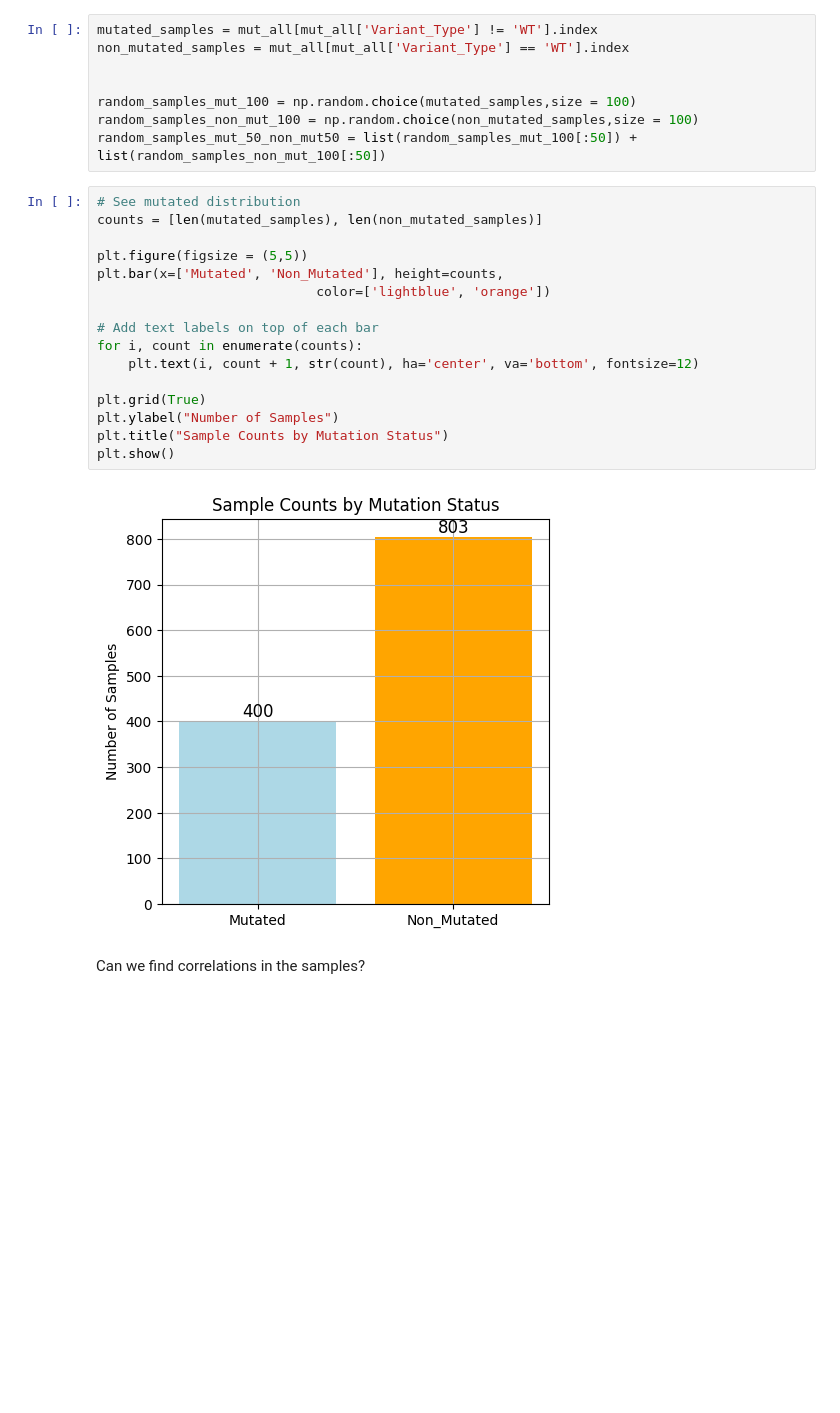
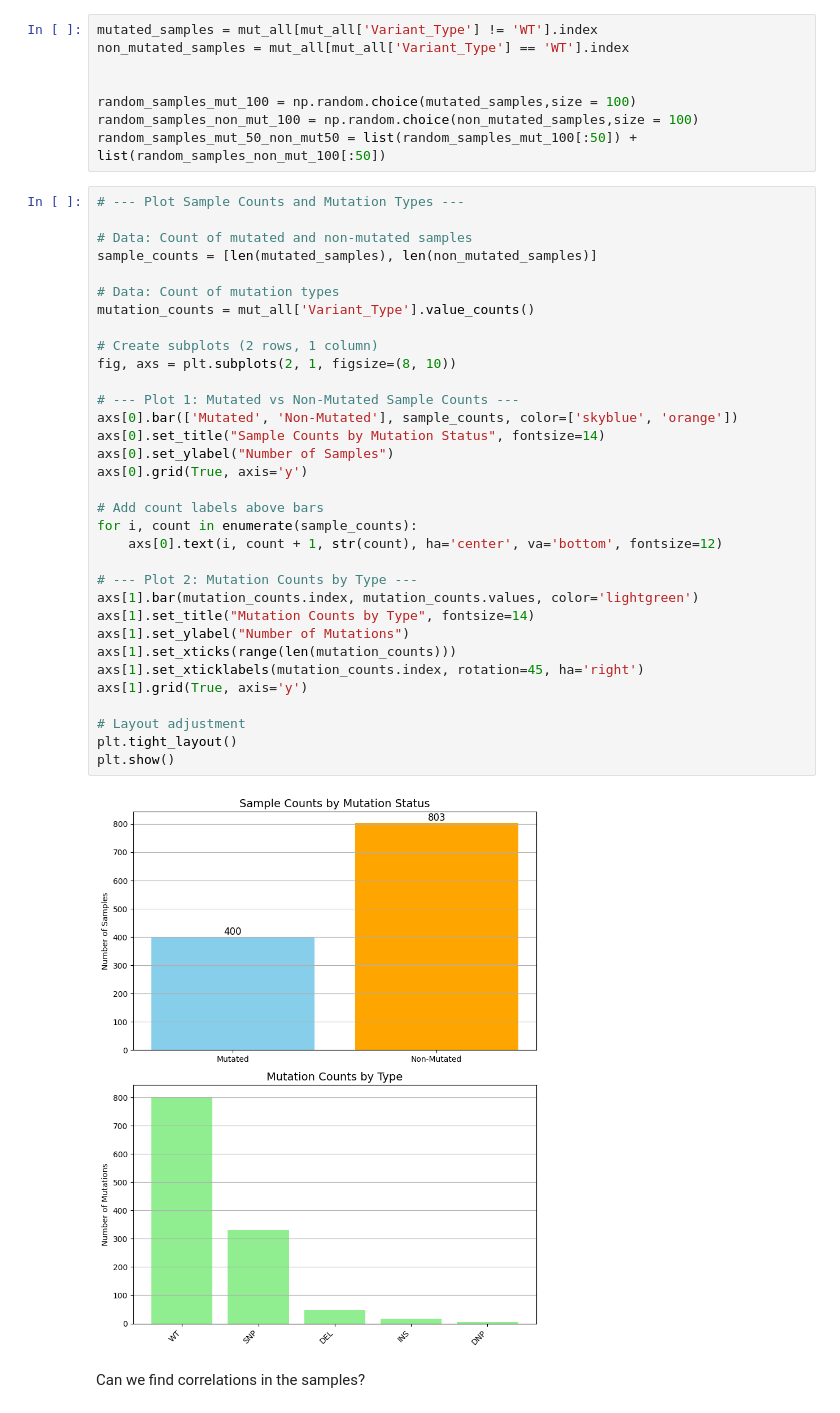
Before and after one commit to MichelangeloNardi/AILAB, a Jupyter notebook: delivery/explore_tcga.ipynb, the cells around one changed output. Saved outputs shown, nothing was run; the diff lists cells and outputs as text; blank space fills up the shorter version.

```diff
--- a/delivery/explore_tcga.ipynb
+++ b/delivery/explore_tcga.ipynb
@@ -323,24 +323,41 @@ non_mutated_samples = mut_all[mut_all['Variant_Type'] == 'WT'].index
 random_samples_mut_100 = np.random.choice(mutated_samples,size = 100)
 random_samples_non_mut_100 = np.random.choice(non_mutated_samples,size = 100)
 random_samples_mut_50_non_mut50 = list(random_samples_mut_100[:50]) + list(random_samples_non_mut_100[:50])
-# %%
-# See mutated distribution
-counts = [len(mutated_samples), len(non_mutated_samples)]
-
-plt.figure(figsize = (5,5))
-plt.bar(x=['Mutated', 'Non_Mutated'], height=counts,
-                            color=['lightblue', 'orange'])
-
-# Add text labels on top of each bar
-for i, count in enumerate(counts):
-    plt.text(i, count + 1, str(count), ha='center', va='bottom', fontsize=12)
-
-plt.grid(True)
-plt.ylabel("Number of Samples")
-plt.title("Sample Counts by Mutation Status")
-plt.show()
-# %% [output]
-[figure, removed]
+# %%
+# --- Plot Sample Counts and Mutation Types ---
+
+# Data: Count of mutated and non-mutated samples
+sample_counts = [len(mutated_samples), len(non_mutated_samples)]
+
+# Data: Count of mutation types
+mutation_counts = mut_all['Variant_Type'].value_counts()
+
+# Create subplots (2 rows, 1 column)
+fig, axs = plt.subplots(2, 1, figsize=(8, 10))
+
+# --- Plot 1: Mutated vs Non-Mutated Sample Counts ---
+axs[0].bar(['Mutated', 'Non-Mutated'], sample_counts, color=['skyblue', 'orange'])
+axs[0].set_title("Sample Counts by Mutation Status", fontsize=14)
+axs[0].set_ylabel("Number of Samples")
+axs[0].grid(True, axis='y')
+
+# Add count labels above bars
+for i, count in enumerate(sample_counts):
+    axs[0].text(i, count + 1, str(count), ha='center', va='bottom', fontsize=12)
+
+# --- Plot 2: Mutation Counts by Type ---
+axs[1].bar(mutation_counts.index, mutation_counts.values, color='lightgreen')
+axs[1].set_title("Mutation Counts by Type", fontsize=14)
+axs[1].set_ylabel("Number of Mutations")
+axs[1].set_xticks(range(len(mutation_counts)))
+axs[1].set_xticklabels(mutation_counts.index, rotation=45, ha='right')
+axs[1].grid(True, axis='y')
+
+# Layout adjustment
+plt.tight_layout()
+plt.show()
+# %% [output]
+[figure, added]
 # %% [markdown]
 Can we find correlations in the samples?
 # %%
```
